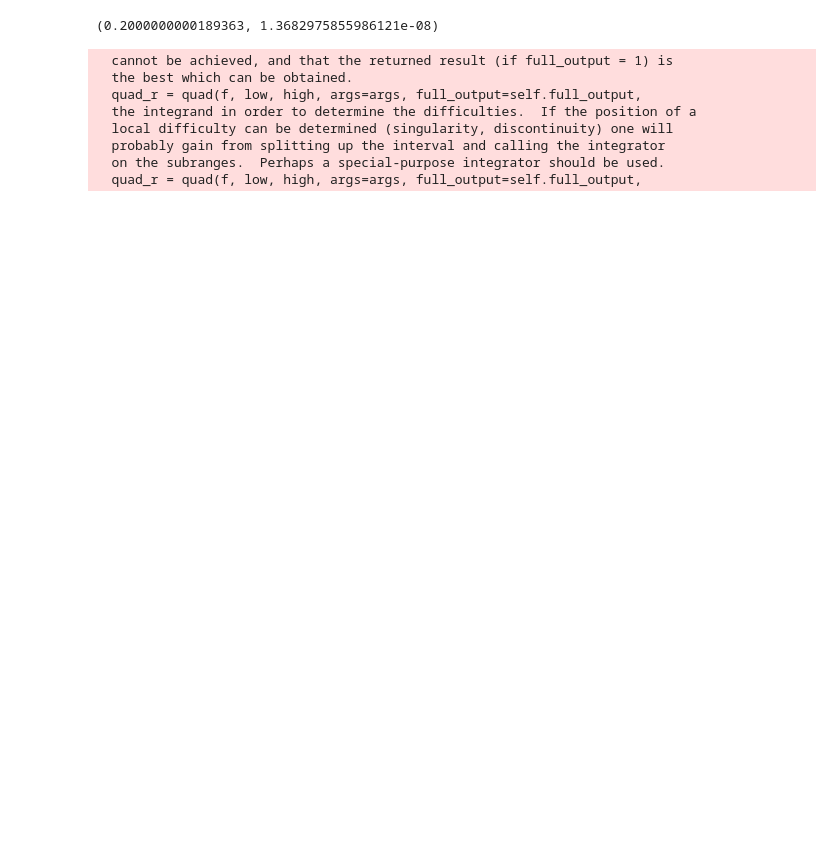
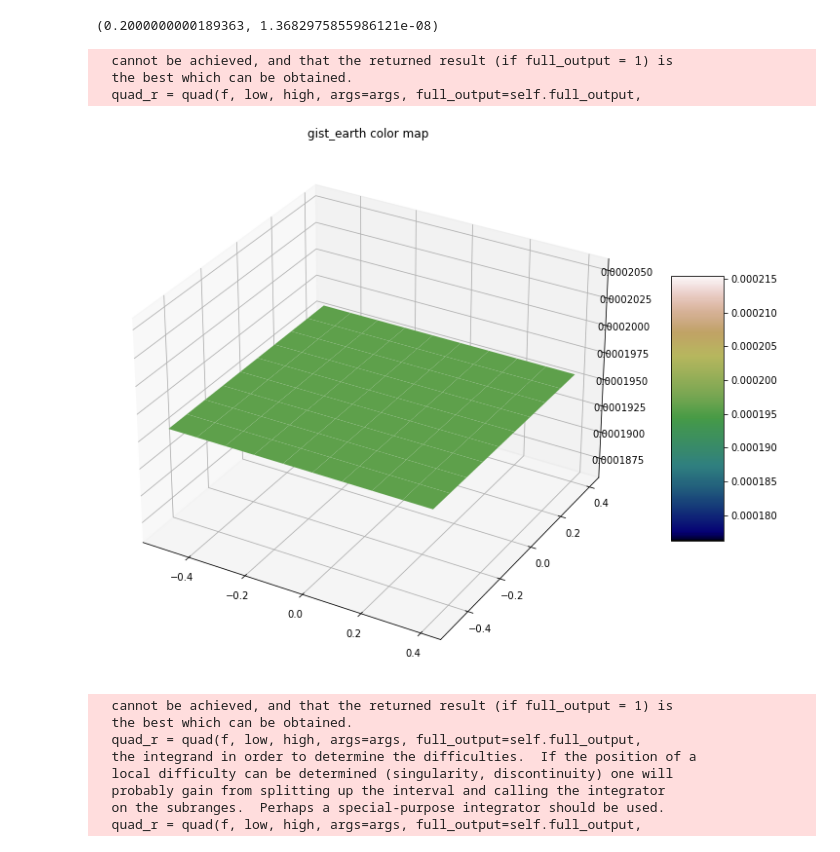
Before and after one commit to Sultanow/functional_analysis, a Jupyter notebook: python/playground_scipy.ipynb, the cells around one changed output. Drawn from its saved outputs; the diff is of its cells as text; code cells hidden in the pictures; blank space fills up the shorter version.

```diff
--- a/python/playground_scipy.ipynb
+++ b/python/playground_scipy.ipynb
@@ -7,6 +7,48 @@ f = lambda y, x: x*y**2
 integrate.nquad(f, [[1, np.inf],[0, np.inf]])
 # %% [output]
 (0.2000000000189363, 1.3682975855986121e-08)
+# %%
+# taken/modified from https://problemsolvingwithpython.com/06-Plotting-with-Matplotlib/06.16-3D-Surface-Plots/
+from scipy import integrate
+import numpy as np
+import matplotlib.pyplot as plt
+from mpl_toolkits.mplot3d import axes3d
+# if using a Jupyter notebook, include:
+%matplotlib inline
+
+arr_x = np.arange(-0.5,0.5,0.1)
+arr_y = np.arange(-0.5,0.5,0.1)
+X,Y = np.meshgrid(arr_x, arr_y)
+Z = np.zeros([arr_x.size, arr_y.size])
+
+#https://www.wolframalpha.com/input/?i=integral+%28e%5E%28-x*y%29%29+dxdy
+def f(x,y):
+   return np.exp(-x*y)
+
+for idx_x, x in enumerate(arr_x):
+   for idx_y, y in enumerate(arr_y):
+       m = integrate.nquad(f, [[0, np.inf], [0, np.inf]])
+       #m = integrate.quad(f, -np.inf, np.inf, args=(x))
+       # m[0] is the value of integral
+       # m[1] is the estimate of the absolute error in the value of integral
+       Z[idx_x][idx_y] = m[0]
+#Z = X*np.exp(-X**2 - Y**2)
+
+fig = plt.figure(figsize=(14,10))
+ax1 = fig.add_subplot(111, projection='3d')
+ax1.set_title('gist_earth color map')
+ax1.view_init(30, -60) #default is (30, -60)=(ax1.elev, ax1.azim)
+#print([ax1.elev, ax1.azim])
+mycmap = plt.get_cmap('gist_earth')
+surf1 = ax1.plot_surface(X, Y, Z, cmap=mycmap)
+fig.colorbar(surf1, ax=ax1, shrink=0.5, aspect=5)
+
+plt.show()
+# %% [output]
+  cannot be achieved, and that the returned result (if full_output = 1) is
+  the best which can be obtained.
+  quad_r = quad(f, low, high, args=args, full_output=self.full_output,
+[figure, added]
 # %%
 from scipy import integrate
 import numpy as np
```
Also changed, not shown: 2 other files.
